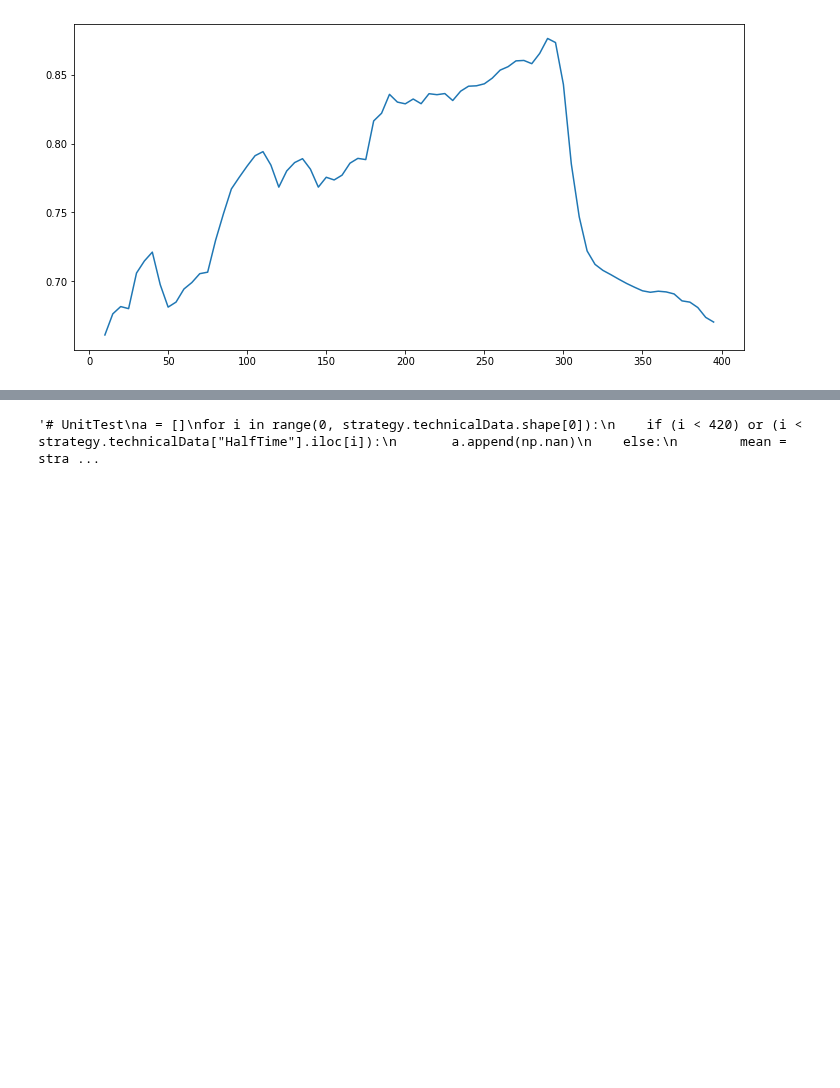
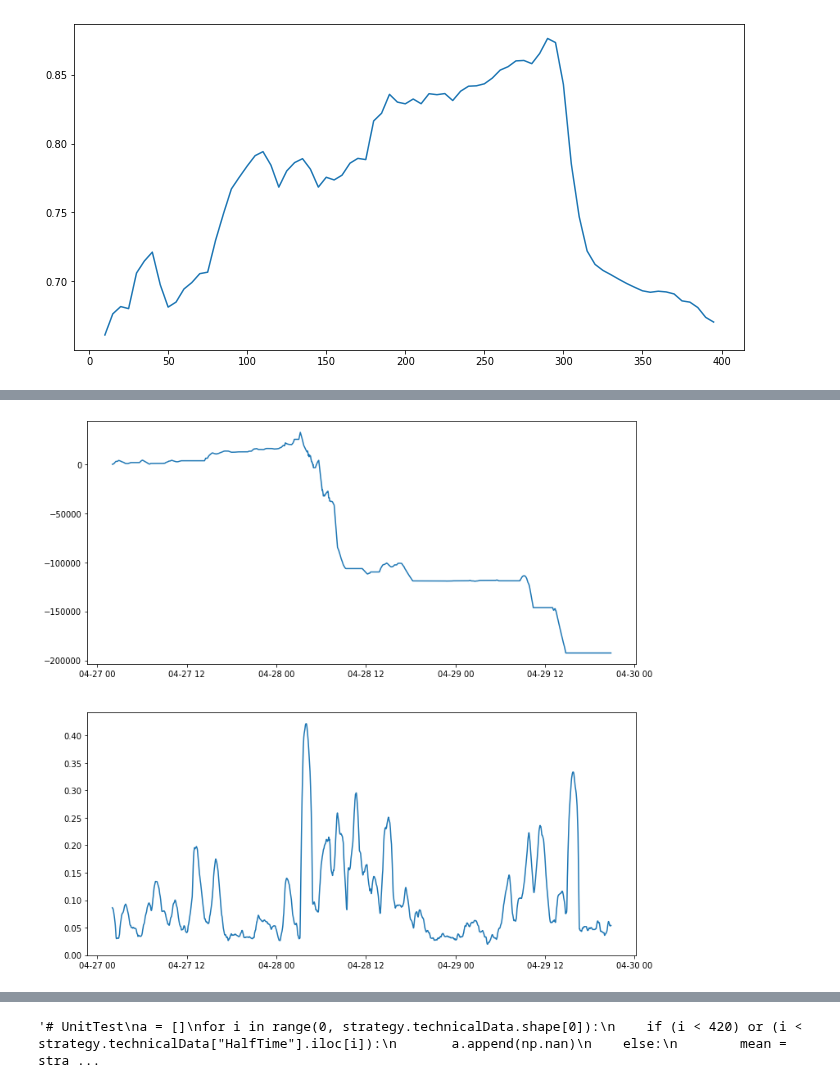
Before and after one commit to Molozey/algo-andrii, a Jupyter notebook: meanPrediction/mainTesting.ipynb, the cells around one changed output, grey strips where cells are left out. Cells and saved outputs as stored; diff of their text form; code cells hidden in the pictures; blank space fills up the shorter version.

```diff
--- a/meanPrediction/mainTesting.ipynb
+++ b/meanPrediction/mainTesting.ipynb
@@ -552,7 +552,8 @@ class Strategy:
             roll = self.technicalData[f"{self.BASE}_Open"].rolling(int(self.technicalData["HalfTime"].loc[position]))
         except ValueError:
             if self.DEBUG:
-                print('Incorrect HalfTime')
+                pass
+                # print('Incorrect HalfTime')
             return np.nan, np.nan, np.nan, np.nan
 
         mean, std = roll.mean().loc[position], roll.std().loc[position]
@@ -636,15 +637,17 @@ class Strategy:
         predictor = self.model.predict(X=PreProcessedData.values.reshape(1,-1))
         # print('predictor:', predictor)
         # lambda x: 1 if x.CHFJPY_Mean_Future > x['CHFJPY_Mean'] else 0
-        if x.name.weekday() >= 5:
+        if (x.name.weekday() >= 5) or (x.name.weekday() < 2):
             return 0
         if x["HalfTime"] is not np.nan:
             if x["HighBand"] < x[f"{self.BASE}_Open"]:
-                if predictor == 0:
-                    return -1
+                if x["CHFJPY_Vol"] < 0.05:
+                    if predictor == 0:
+                        return -1
             if x["LowBand"] > x[f"{self.BASE}_Open"]:
-                if predictor == 1:
-                    return 1
+                if x["CHFJPY_Vol"] < 0.05:
+                    if predictor == 1:
+                        return 1
         else:
             return 0
 
@@ -734,0 +760,7 @@ plt.plot(np.cumsum([x[0] for x in np.unique(z.head(80).apply(lambda x: make_prof
+# %%
+fig, axs = plt.subplots(2, figsize=(12,12))
+axs[0].plot(z["PROFIT"].cumsum())
+axs[1].plot(z["CHFJPY_Vol"])
+fig.show()
+# %% [output]
+[figure, added]
```
Also changed, not shown: parts of 5 cells of this notebook, 2 other files.
